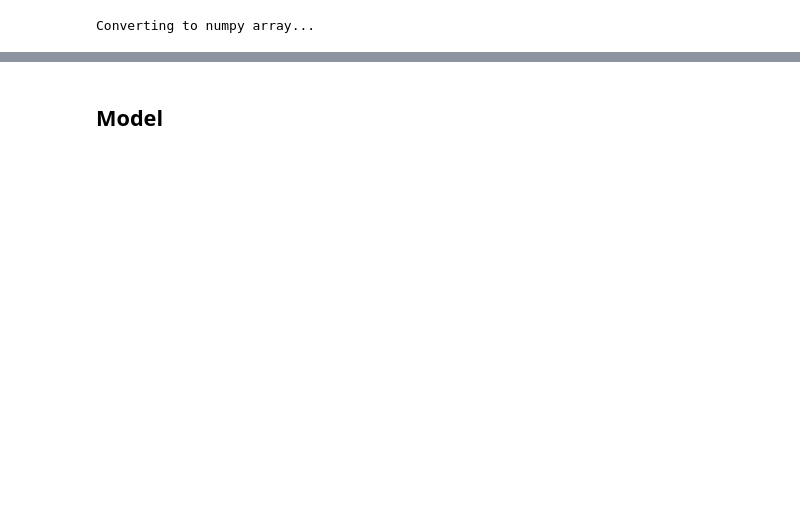
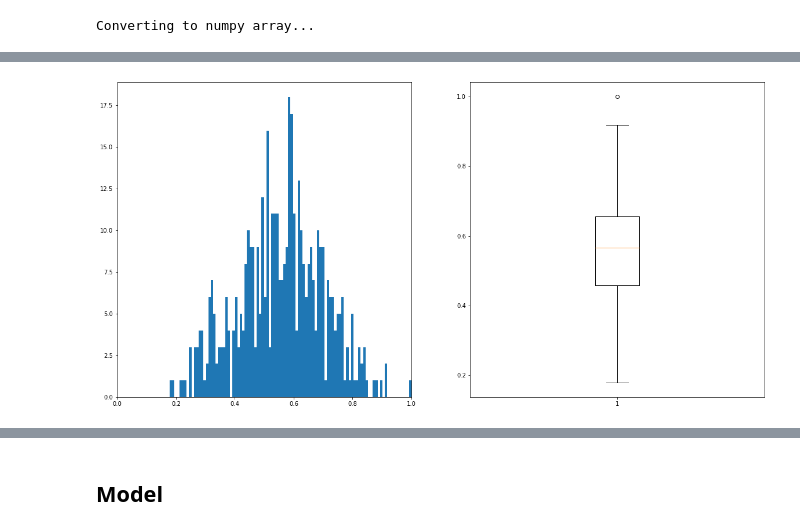
Before and after one commit to sync-without-async/CapstoneDesign-ML, a Jupyter notebook: experiments/imporve_model.ipynb, the cells around one changed output, grey strips where cells are left out. Saved outputs shown, nothing was run; the diff lists cells and outputs as text; code cells hidden in the pictures; blank space fills up the shorter version.

```diff
--- a/experiments/imporve_model.ipynb
+++ b/experiments/imporve_model.ipynb
@@ -49,6 +51,6 @@ Error:
 # %%
 print(f"Converting to numpy array...")
-images = torch.Tensor(images).to(device)
+images = torch.Tensor(images).to(data_device)
 # %% [output]
 Converting to numpy array...
 # %%
@@ -59,6 +61,6 @@ Iamges shape: torch.Size([560, 3, 1080, 1920])
 # %%
-skeleton_extractor = models.detection.keypointrcnn_resnet50_fpn(pretrained=True).to(device).eval()
-bounding_boxer = models.detection.fasterrcnn_resnet50_fpn(pretrained=True).to(device).eval()
+skeleton_extractor = models.detection.keypointrcnn_resnet50_fpn(pretrained=True).to(model_devcie).eval()
+bounding_boxer = models.detection.fasterrcnn_resnet50_fpn(pretrained=True).to(model_devcie).eval()
 # %%
 # Image -> Bounding Box -> Skeleton -> Skeleton point as list (Vector)
 skeleton_list = []
@@ -66,7 +68,7 @@ for image in tqdm(images):
     image = image / 255.0
 
     with torch.no_grad():
-        prediction = bounding_boxer([image.to(device)])
+        prediction = bounding_boxer([image])
     prediction = prediction[0]
     x1, y1, x2, y2 = prediction['boxes'][0]
 
@@ -74,7 +76,7 @@ for image in tqdm(images):
     cropped_image = torch.nn.functional.interpolate(cropped_image.unsqueeze(0), size=(256, 512)).squeeze(0)
 
     with torch.no_grad():
-        prediction = skeleton_extractor([cropped_image.to(device)])
+        prediction = skeleton_extractor([cropped_image])
     prediction = prediction[0]
 
     skeleton_point = []
@@ -82,6 +84,3 @@ for image in tqdm(images):
         try:    skeleton_point.append(prediction['keypoints'][0][i][0:2].cpu().numpy())
         except: continue
     skeleton_list.append(skeleton_point)
-
-skeleton_points = np.array(skeleton_list)
-print(f"Skeleton points shape: {skeleton_points.shape}")
@@ -140,3 +171,16 @@ Labels shape: (188,)
+# %%
+plt.figure(figsize=(20, 10))
+
+plt.subplot(1, 2, 1)
+plt.xlim(0, 1)
+plt.hist(labels, bins=100)
+
+plt.subplot(1, 2, 2)
+plt.boxplot(labels)
+
+plt.show()
+# %% [output]
+[figure, added]
 # %%
 skeletons_1 = np.array(skeletons_1)
 
```
Also changed, not shown: parts of 14 cells of this notebook.
